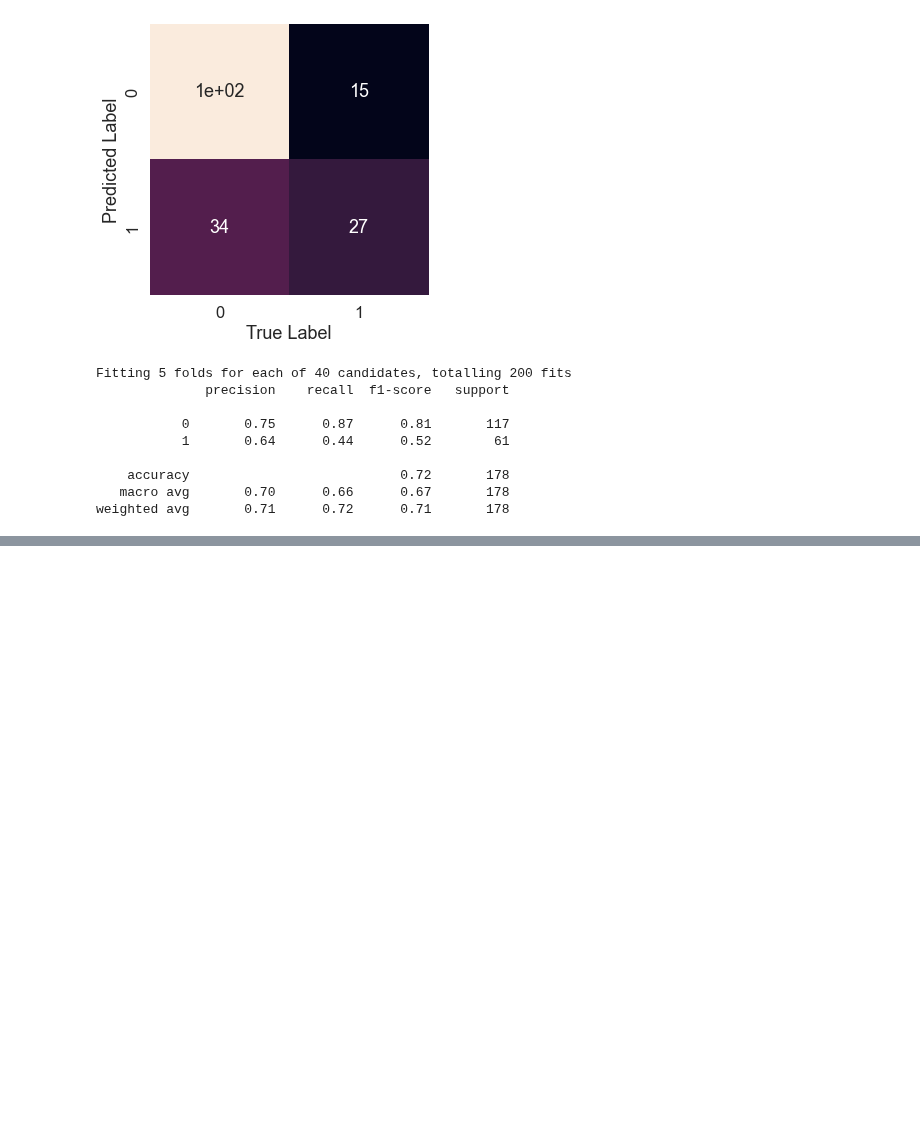
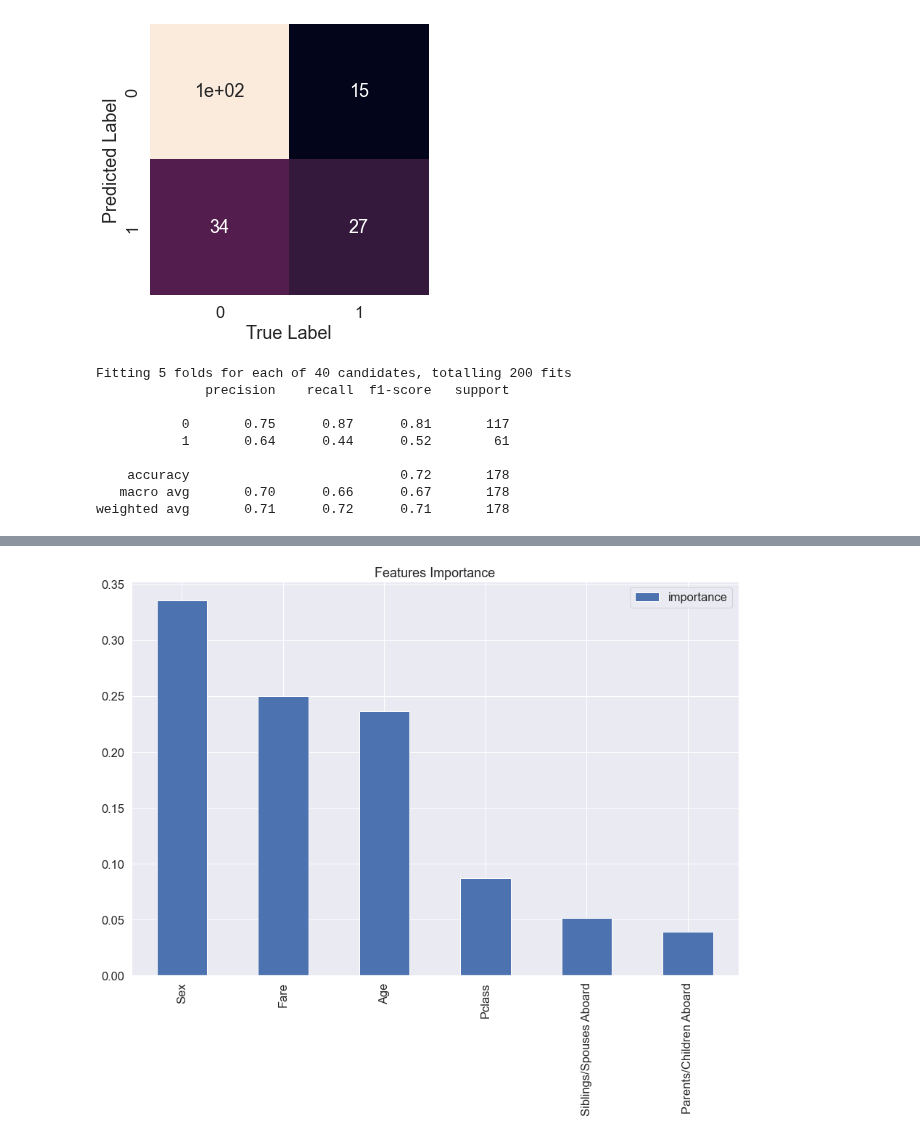
Before and after one commit to shamimsikder/ML-Exercises, a Jupyter notebook: Exercise Project/Titanic Project.ipynb, the cells around one changed output, grey strips where cells are left out. Saved outputs shown, nothing was run; the diff lists cells and outputs as text; code cells hidden in the pictures; blank space fills up the shorter version.

Commit message:
Features Importance

```diff
--- a/Exercise Project/Titanic Project.ipynb
+++ b/Exercise Project/Titanic Project.ipynb
@@ -745,0 +748,4 @@ rf_cv_metrics.T.plot.bar(title="RFC cross-validated classification metrics",lege
+# %%
+gs_rf_cve.fit(x_train,y_train)
+
+gs_rf_cve.feature_importances_
@@ -745,0 +755,5 @@ rf_cv_metrics.T.plot.bar(title="RFC cross-validated classification metrics",lege
+# %%
+feature_importances = pd.DataFrame(gs_rf_cve.feature_importances_,index=x_train.columns,
+                                   columns=['importance']).sort_values('importance', ascending=False)
+
+feature_importances
@@ -745,0 +768,4 @@ rf_cv_metrics.T.plot.bar(title="RFC cross-validated classification metrics",lege
+# %%
+feature_importances.plot.bar(title="Features Importance",figsize=(15,10));
+# %% [output]
+[figure, added]
```
Also changed, not shown: parts of 41 cells of this notebook.
